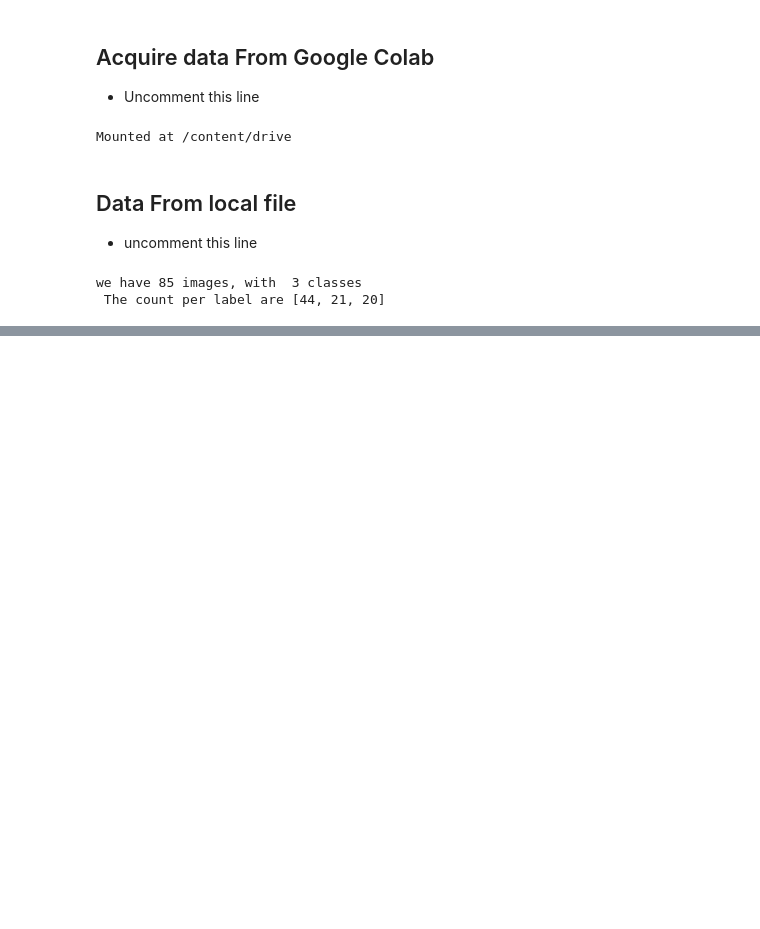
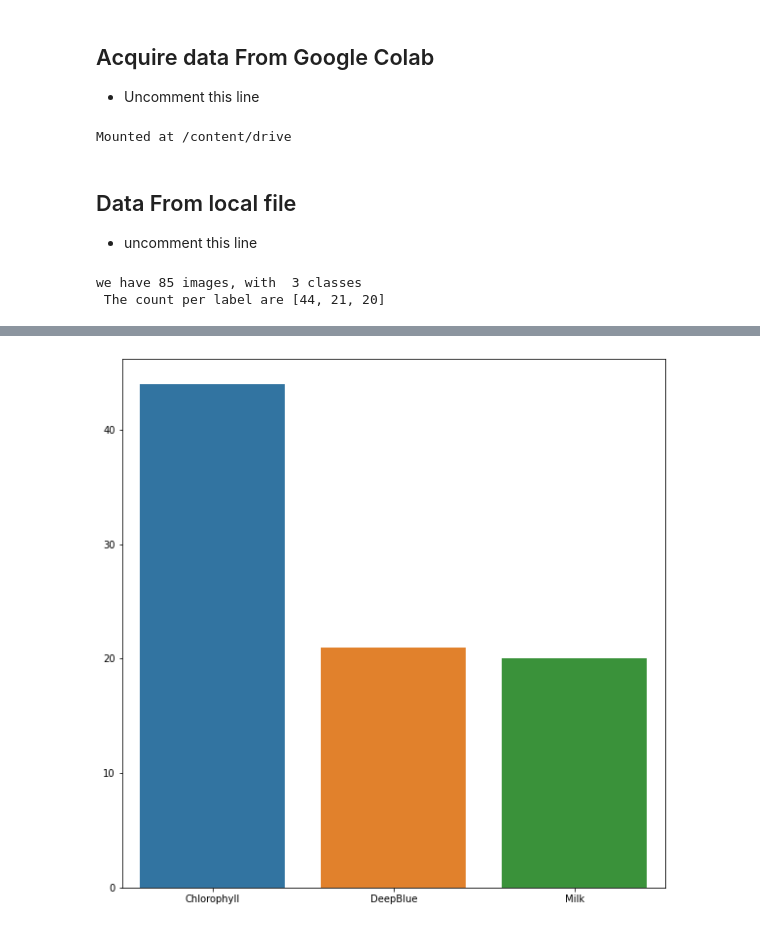
Before and after one commit to The-HydroSafers/Call-for-code, a Jupyter notebook: Visualization.ipynb, the cells around one changed output, grey strips where cells are left out. Saved outputs shown, nothing was run; the diff lists cells and outputs as text; code cells hidden in the pictures; blank space fills up the shorter version.

```diff
--- a/Visualization.ipynb
+++ b/Visualization.ipynb
@@ -77,0 +100,5 @@ we have 85 images, with  3 classes
+# %%
+plt.figure(figsize=(10,10))
+sns.barplot(labels, count_labels);
+# %% [output]
+[figure, added]
```
Also changed, not shown: parts of 3 cells of this notebook.
